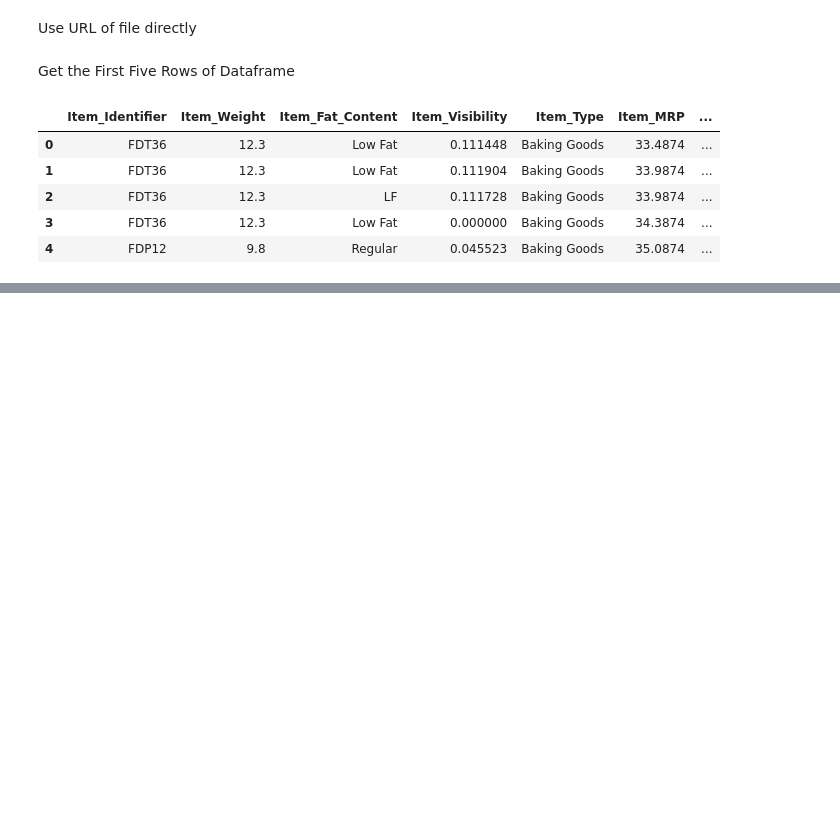
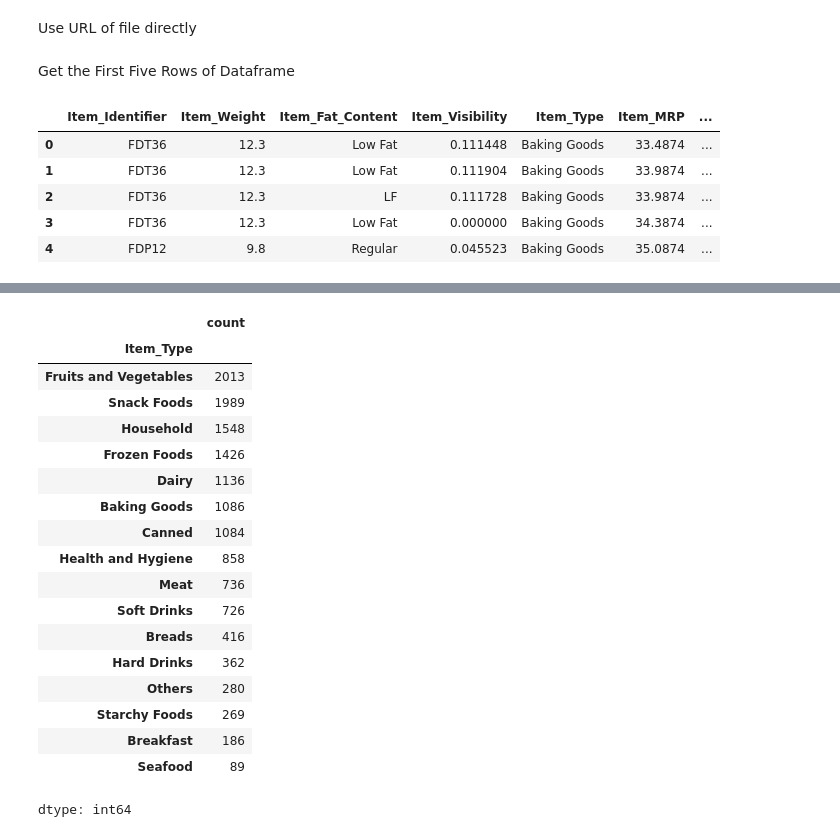
Before and after one commit to Mahesh2056/Big_Sales_Prediction, a Jupyter notebook: Big_Sales_Prediction.ipynb, the cells around one changed output, grey strips where cells are left out. Saved outputs shown, nothing was run; the diff lists cells and outputs as text; code cells hidden in the pictures; blank space fills up the shorter version.

```diff
--- a/Big_Sales_Prediction.ipynb
+++ b/Big_Sales_Prediction.ipynb
@@ -25,0 +149,2 @@ df.head()
+# %%
+df.replace({'Item_Fat_Content': {'LF':'Low Fat','reg':'Regular','low fat':'Low Fat'}}, inplace=True)
@@ -25,0 +159,24 @@ df.head()
+# %%
+df.replace({'Item_Fat_Content': {'Low Fat':0,'Regular':1}}, inplace=True)
+# %%
+df[['Item_Type']].value_counts()
+# %% [output]
+|  | count |
+| Item_Type |  |
+| Fruits and Vegetables | 2013 |
+| Snack Foods | 1989 |
+| Household | 1548 |
+| Frozen Foods | 1426 |
+| Dairy | 1136 |
+| Baking Goods | 1086 |
+| Canned | 1084 |
+| Health and Hygiene | 858 |
+| Meat | 736 |
+| Soft Drinks | 726 |
+| Breads | 416 |
+| Hard Drinks | 362 |
+| Others | 280 |
+| Starchy Foods | 269 |
+| Breakfast | 186 |
+| Seafood | 89 |
+dtype: int64
```
Also changed, not shown: parts of 15 cells of this notebook.
